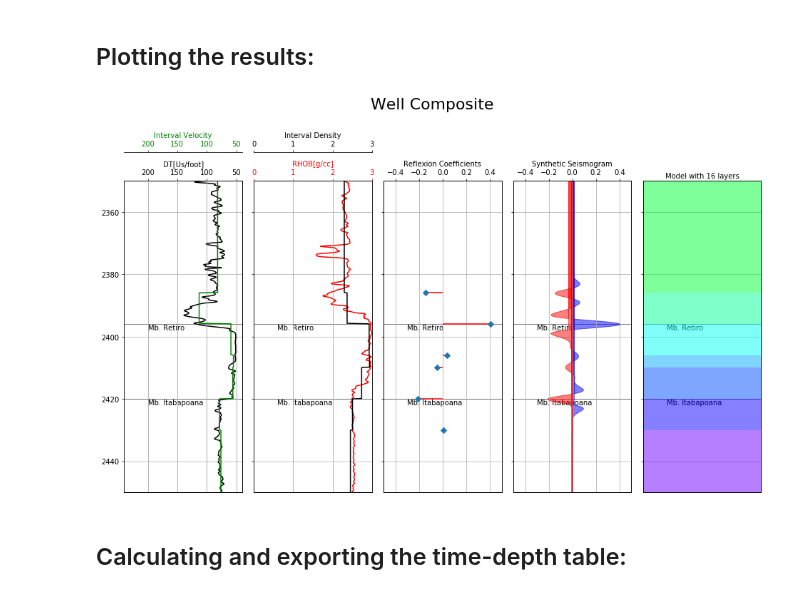
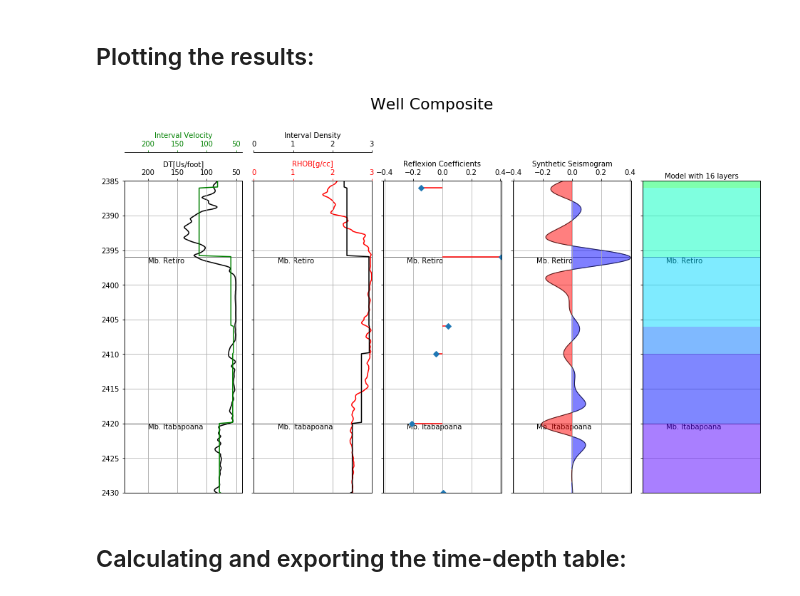
Before and after one commit to raquelsilva/Seismic-well-tie, a Jupyter notebook: seismic-well-tie.ipynb, the cells around one changed output. Saved outputs shown, nothing was run; the diff lists cells and outputs as text; code cells hidden in the pictures.

```diff
--- a/seismic-well-tie.ipynb
+++ b/seismic-well-tie.ipynb
@@ -587,7 +587,7 @@ def combo_plot(top_depth,bottom_depth):
 #3nd track: COEF
 
     ax21=ax[2].twiny()
-    ax21.set_xlim(-0.5,0.5)
+    ax21.set_xlim(-max(coef_ref),max(coef_ref))
     ax21.spines['top'].set_position(('outward',0))
     ax21.set_xlabel("Reflexion Coefficients")
 
@@ -601,23 +601,33 @@ def combo_plot(top_depth,bottom_depth):
 #4nd track: Synthetic Seismogram
 
     ax31=ax[3].twiny()
-    ax31.set_xlim(-0.5,0.5)
+    ax31.set_xlim(-max(coef_ref),max(coef_ref))
     ax31.spines['top'].set_position(('outward',0))
     ax31.set_xlabel("Synthetic Seismogram")
-    ax31.plot(seismogram, DEPT, lw=1, color='black', alpha=0.1)
-    ax31.fill_between(seismogram, DEPT, 0, seismogram > 0., interpolate=False, color='blue', alpha = 0.5)
-    ax31.fill_between(seismogram, DEPT, 0, seismogram < 0., interpolate=False, color='red', alpha = 0.5)
+    ax31.plot(seismogram, DEPT, lw=1, color='black', alpha=0.7)
+    ax31.fill_betweenx(DEPT, seismogram, 0., seismogram > 0., interpolate=False, color='blue', alpha = 0.5)
+    ax31.fill_betweenx(DEPT, seismogram, 0., seismogram < 0., interpolate=False, color='red', alpha = 0.5)
 
     ax31.grid(True)
 
 #5nd track: Layers
 
+    NL = total_layers.size-1
+    cmap = get_cmap(NL)
+
     ax41=ax[4].twiny()
     ax41.set_xlim([ -150, 150])
     ax41.grid(True)
-    ax41.set_xlabel('Model with 16 layers', color='black')
-    cmap = get_cmap(N-1)
-    for i in range(total_layers.size-1):
+
+    x = 'Model with'
+    y = NL
+    z = 'layers'
+
+    ax41.set_xlabel('%s %s %s'%(x, y, z), color='black')
+
+
+
+    for i in range(NL):
         rect = plt.Rectangle((-150, total_layers[i]), 300, thickness_total_layers[i], alpha = 0.5, facecolor=cmap(i))
         ax41.add_artist(rect)
 
@@ -626,12 +636,12 @@ def combo_plot(top_depth,bottom_depth):
 
     plt.savefig ('well-composite.png', dpi=200, format='png')
 # %%
-top_depth= 2350
-bottom_depth=2450
+top_depth= 2385
+bottom_depth=2430
 
 combo_plot(top_depth,bottom_depth)
 # %% [output]
-[figure, old version]
+[figure, new version]
 # %% [markdown]
 ## Calculating and exporting the time-depth table:
 # %% [markdown]
```
